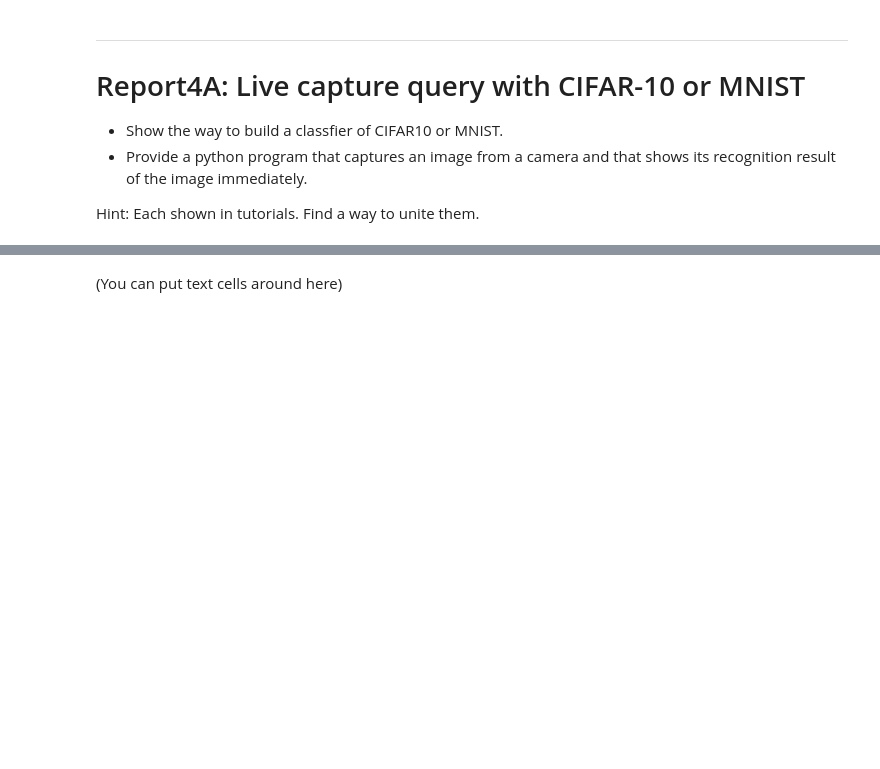
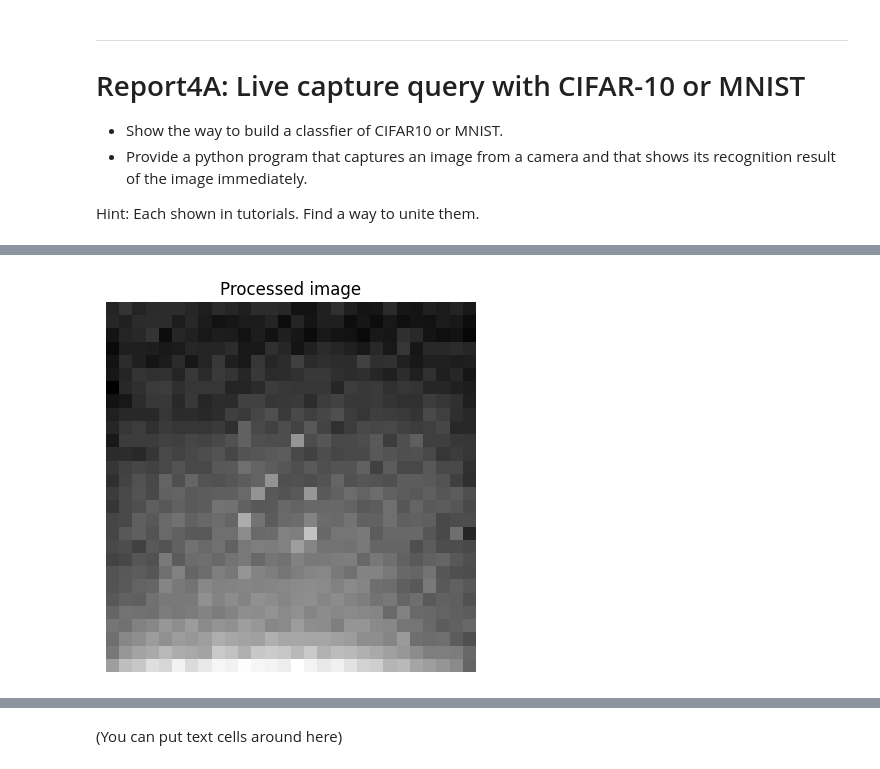
Before and after one commit to dorakue042-cell/toola, a Jupyter notebook: Report/IMISToolA2026_Report4.ipynb, the cells around one changed output, grey strips where cells are left out. Drawn from its saved outputs; the diff is of its cells as text; code cells hidden in the pictures; blank space fills up the shorter version.

```diff
--- a/Report/IMISToolA2026_Report4.ipynb
+++ b/Report/IMISToolA2026_Report4.ipynb
@@ -27,0 +160,32 @@ print ('You can put code cells and text cells around here.')
+# %%
+import numpy as np
+
+def preprocess_image(filename):
+    # 画像読み込み
+    img = cv2.imread(filename)
+
+    # グレースケール化
+    gray = cv2.cvtColor(img, cv2.COLOR_BGR2GRAY)
+
+    # 28×28に変換
+    gray = cv2.resize(gray, (28, 28))
+
+    # 白背景・黒文字を、黒背景・白文字に反転
+    gray = 255 - gray
+
+    # 0～1に正規化
+    gray = gray.astype("float32") / 255.0
+
+    # CNNへの入力形式 (1, 28, 28, 1)
+    input_image = gray.reshape(1, 28, 28, 1)
+
+    return gray, input_image
+# %%
+processed_image, input_image = preprocess_image(filename)
+
+plt.imshow(processed_image, cmap="gray")
+plt.title("Processed image")
+plt.axis("off")
+plt.show()
+# %% [output]
+[figure, added]
```
Also changed, not shown: parts of 7 cells of this notebook.
